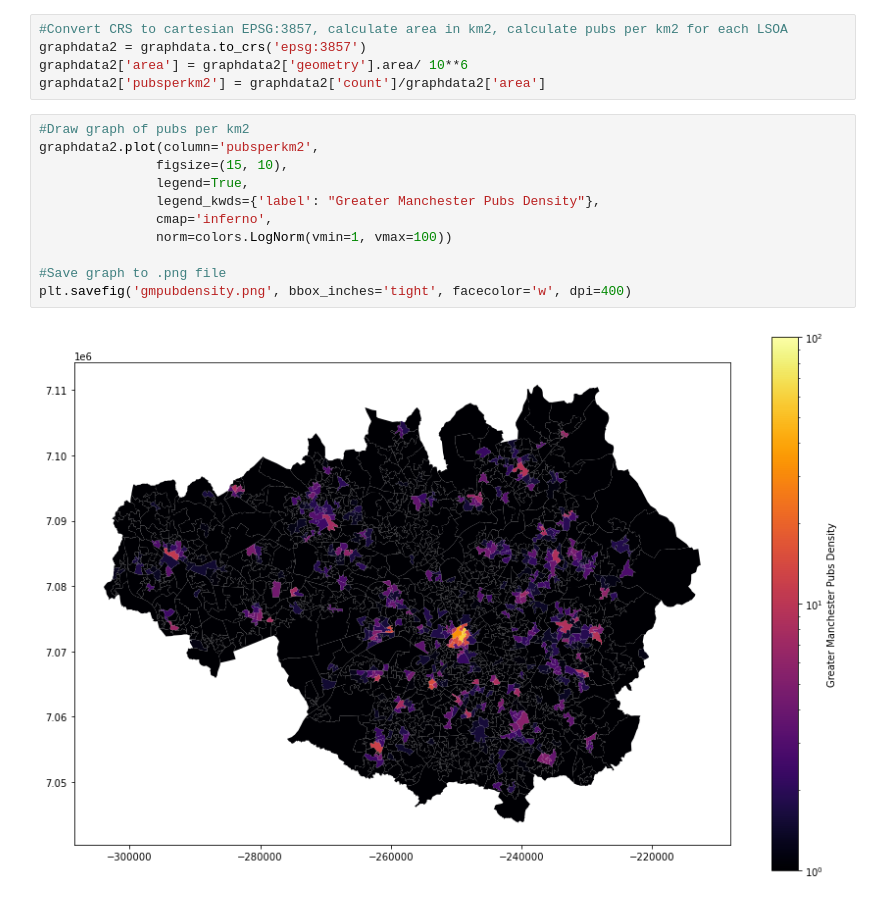
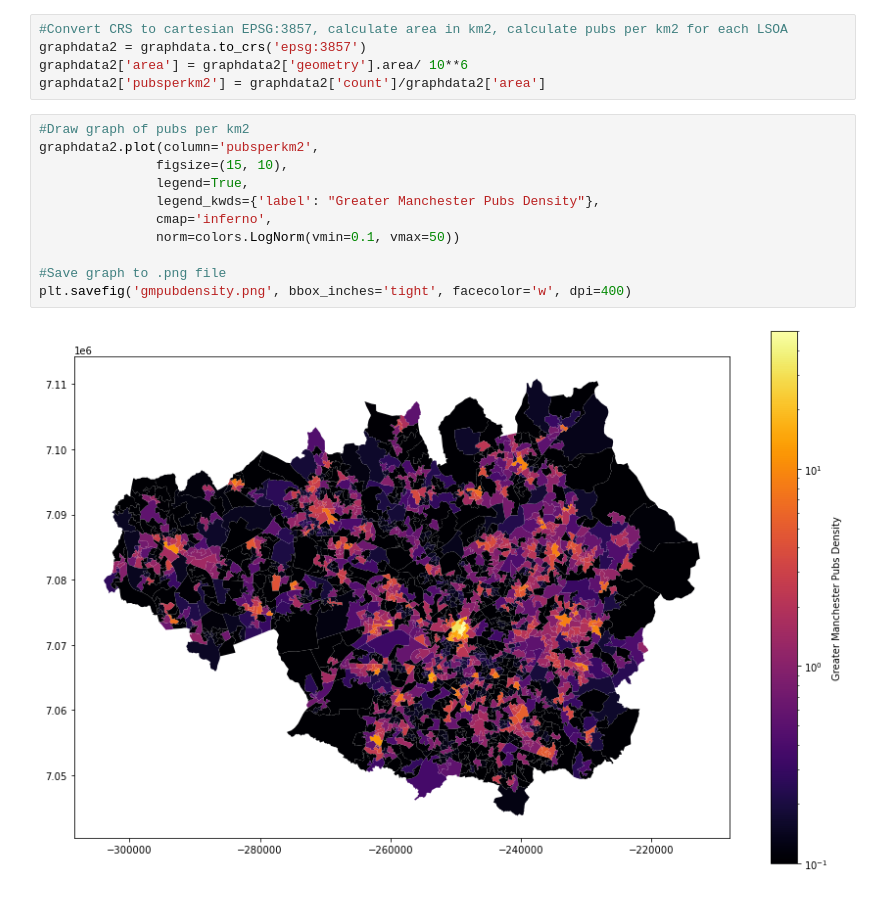
Before and after one commit to hrdance/gmpubdensity, a Jupyter notebook: gmpubdensity.ipynb, the cells around one changed output. Saved outputs shown, nothing was run; the diff lists cells and outputs as text.

```diff
--- a/gmpubdensity.ipynb
+++ b/gmpubdensity.ipynb
@@ -64,13 +64,13 @@ graphdata2['pubsperkm2'] = graphdata2['count']/graphdata2['area']
 # %%
 #Draw graph of pubs per km2
 graphdata2.plot(column='pubsperkm2',
                figsize=(15, 10),
                legend=True,
                legend_kwds={'label': "Greater Manchester Pubs Density"},
                cmap='inferno',
-               norm=colors.LogNorm(vmin=1, vmax=100))
+               norm=colors.LogNorm(vmin=0.1, vmax=50))
 
 #Save graph to .png file
 plt.savefig('gmpubdensity.png', bbox_inches='tight', facecolor='w', dpi=400)
 # %% [output]
-[figure, old version]
+[figure, new version]
```
Also changed, not shown: 2 other files.
